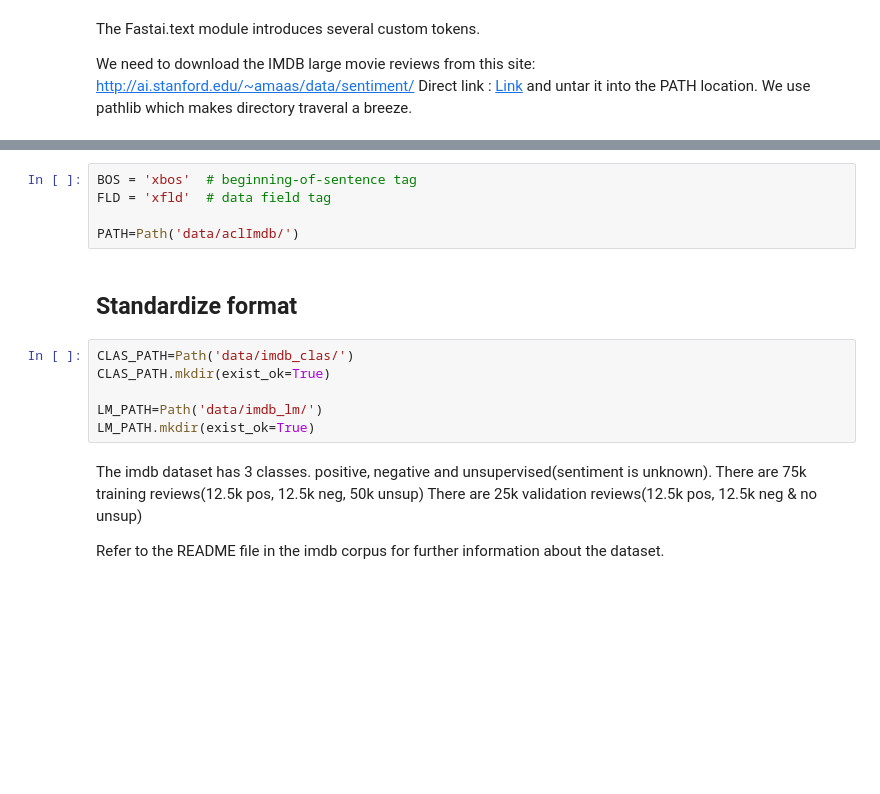
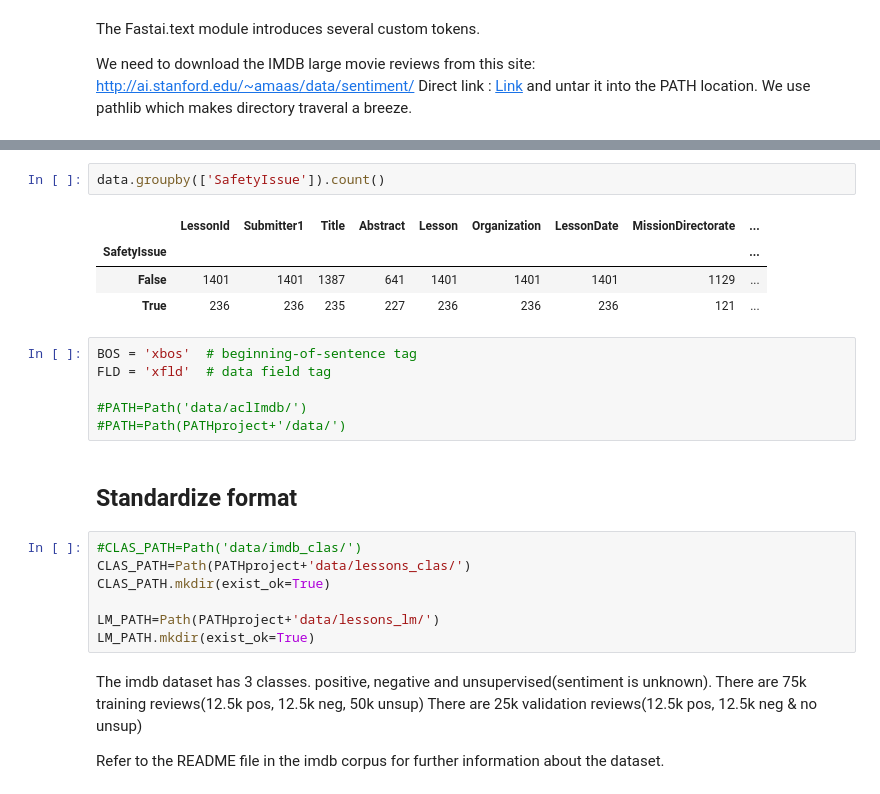
Before and after one commit to itsshaikaslam/llis_topicModel, a Jupyter notebook: python/lessons_learned.ipynb, the cells around one changed output, grey strips where cells are left out. Saved outputs shown, nothing was run; the diff lists cells and outputs as text; blank space fills up the shorter version.

```diff
--- a/python/lessons_learned.ipynb
+++ b/python/lessons_learned.ipynb
@@ -15,15 +37,24 @@ Direct link : [Link](http://ai.stanford.edu/~amaas/data/sentiment/aclImdb_v1.tar
+# %%
+data.groupby(['SafetyIssue']).count()
+# %% [output]
+|  | LessonId | Submitter1 | Title | Abstract | Lesson | Organization | LessonDate | MissionDirectorate | ... |
+| SafetyIssue |  |  |  |  |  |  |  |  | ... |
+| False | 1401 | 1401 | 1387 | 641 | 1401 | 1401 | 1401 | 1129 | ... |
+| True | 236 | 236 | 235 | 227 | 236 | 236 | 236 | 121 | ... |
 # %%
 BOS = 'xbos'  # beginning-of-sentence tag
 FLD = 'xfld'  # data field tag
 
-PATH=Path('data/aclImdb/')
+#PATH=Path('data/aclImdb/')
+#PATH=Path(PATHproject+'/data/')
 # %% [markdown]
 ## Standardize format
 # %%
-CLAS_PATH=Path('data/imdb_clas/')
+#CLAS_PATH=Path('data/imdb_clas/')
+CLAS_PATH=Path(PATHproject+'data/lessons_clas/')
 CLAS_PATH.mkdir(exist_ok=True)
 
-LM_PATH=Path('data/imdb_lm/')
+LM_PATH=Path(PATHproject+'data/lessons_lm/')
 LM_PATH.mkdir(exist_ok=True)
 # %% [markdown]
 The imdb dataset has 3 classes. positive, negative and unsupervised(sentiment is unknown).
```
Also changed, not shown: parts of 27 cells of this notebook.
